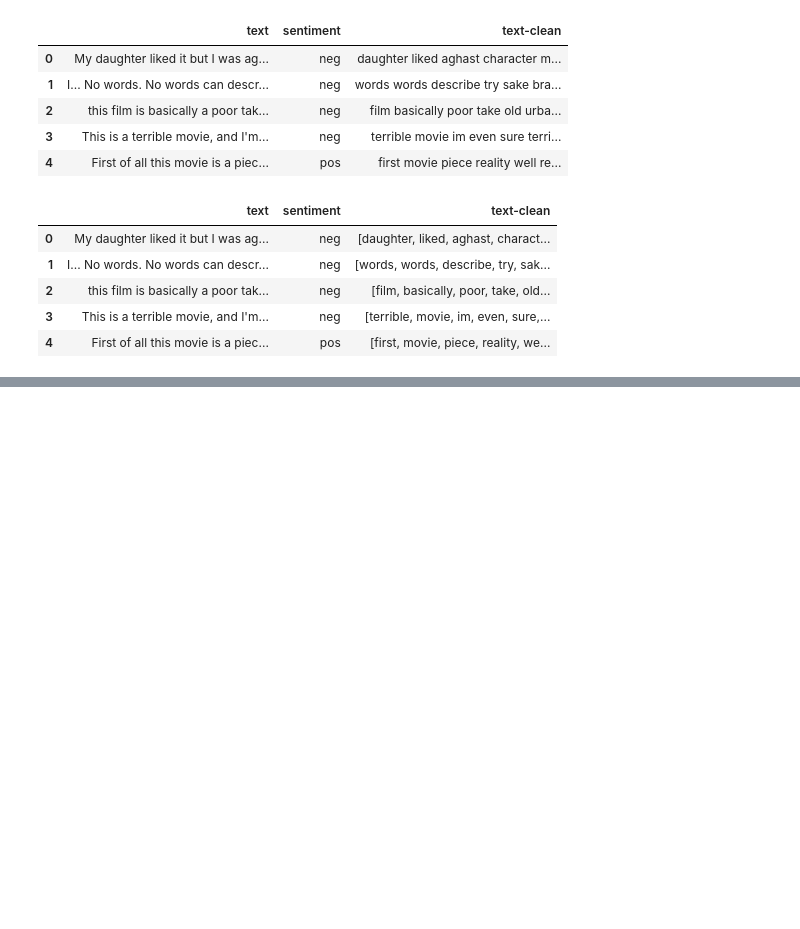
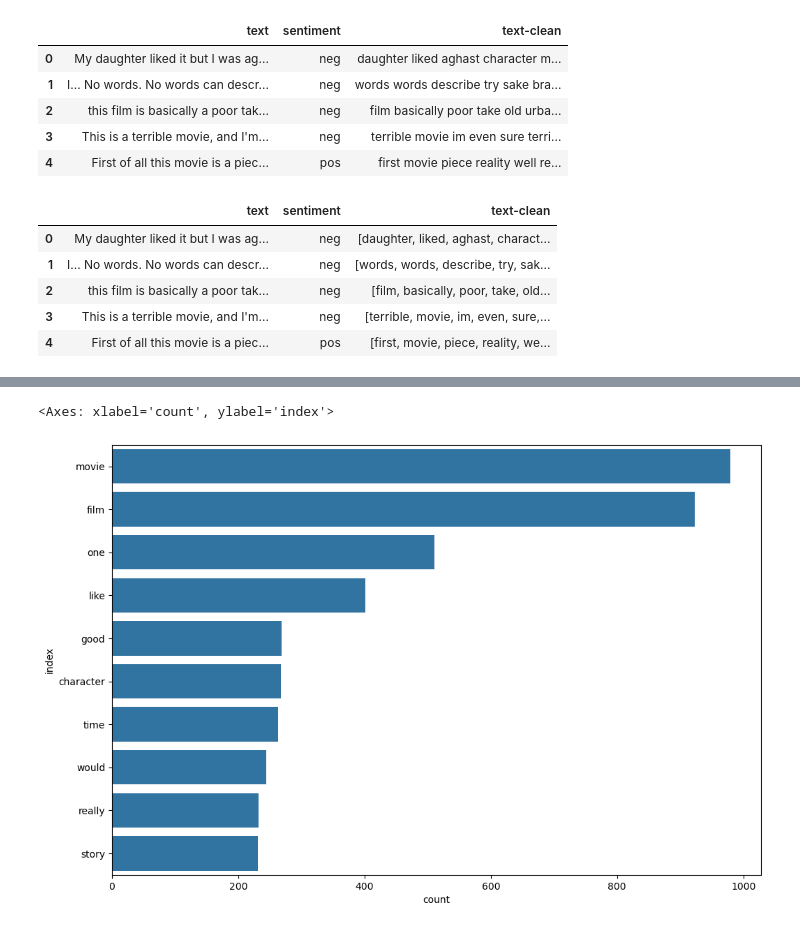
Before and after one commit to wanderer878/jupyter, a Jupyter notebook: imdb_movie_reviews_model.ipynb, the cells around one changed output, grey strips where cells are left out. Cells and saved outputs as stored; diff of their text form; code cells hidden in the pictures; blank space fills up the shorter version.

```diff
--- a/imdb_movie_reviews_model.ipynb
+++ b/imdb_movie_reviews_model.ipynb
@@ -263,3 +266,12 @@ data.head()
 | 2 | this film is basically a poor tak... | neg | [film, basically, poor, take, old... |
 | 3 | This is a terrible movie, and I'm... | neg | [terrible, movie, im, even, sure,... |
 | 4 | First of all this movie is a piec... | pos | [first, movie, piece, reality, we... |
+# %%
+lemmatizer = WordNetLemmatizer()
+data['text-clean'] = data['text-clean'].apply(lambda x: [lemmatizer.lemmatize(word) for word in x])
+data.head()
+
+# word for word in x jesa kuch use kro to wo method ke andr use hga to [] ki need nhi hgi warna
+# () se bahr ho to [] lgane parenge eg.  .join(words for words in x.split() if words not in en_stopwords))
+# theek hai mgr lambda x: [lemmatizer.lemmatize(word) for word in x] kiunke () me nhi is lye
+# [ ] ayengay
@@ -265,0 +285,5 @@ data.head()
+# %%
+token_clean = list(chain.from_iterable(data['text-clean']))
+# %%
+unigrams = (pd.Series(nltk.ngrams(token_clean, 1))).value_counts().reset_index()
+unigrams.head()
@@ -265,0 +297,3 @@ data.head()
+# %%
+unigrams['index'] = unigrams['index'].apply(lambda x: x[0])
+unigrams.head()
@@ -265,0 +307,10 @@ data.head()
+# %%
+sns.barplot(
+    data= unigrams[0:10],
+    x= 'count',
+    y= 'index',
+    orient= 'h',
+)
+# %% [output]
+<Axes: xlabel='count', ylabel='index'>
+[figure, added]
```
Also changed, not shown: parts of 10 cells of this notebook.
